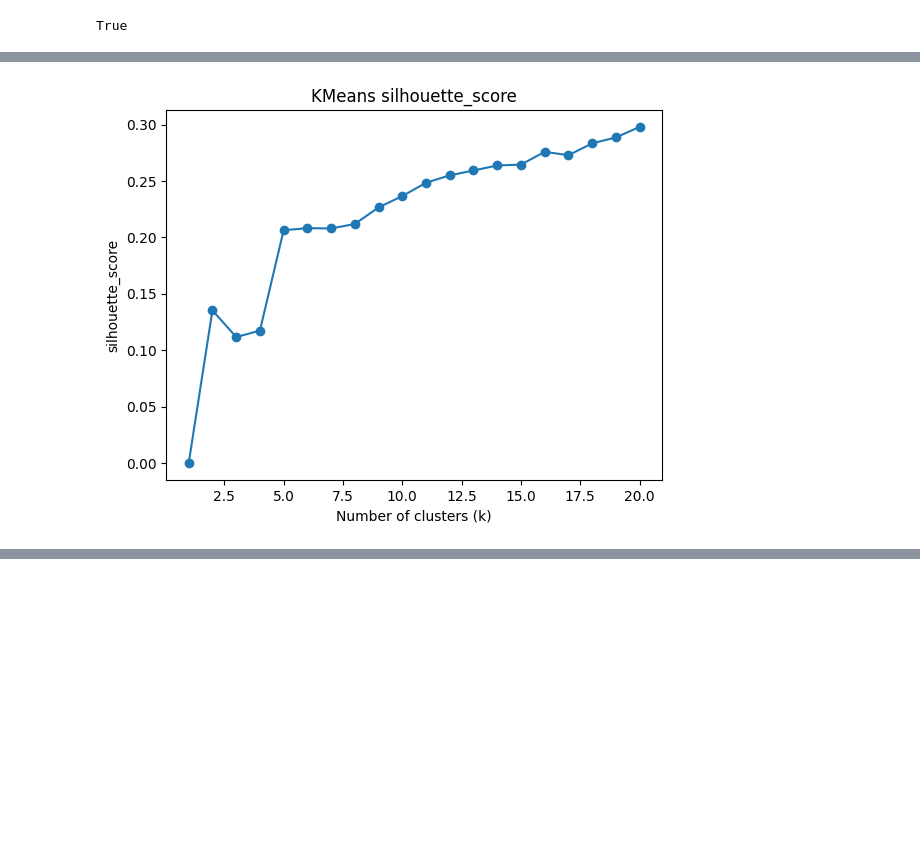
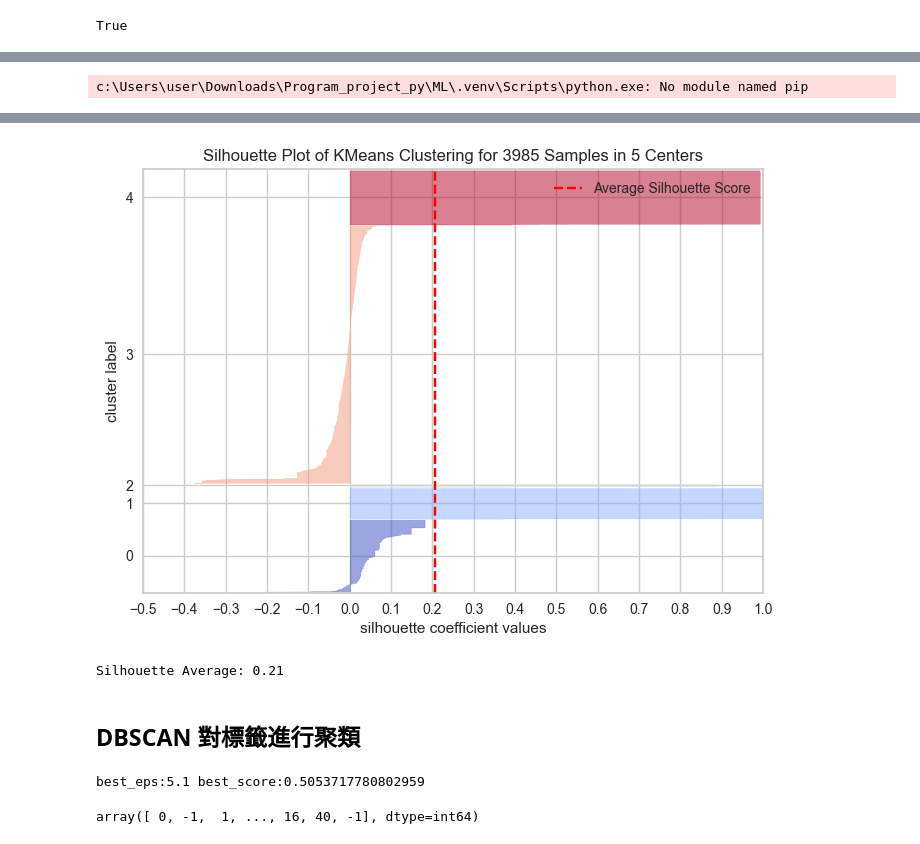
Before and after one commit to Jan-dai/ML, a Jupyter notebook: Mental_Health_Problem/MLearn.ipynb, the cells around one changed output, grey strips where cells are left out. Saved outputs shown, nothing was run; the diff lists cells and outputs as text; code cells hidden in the pictures; blank space fills up the shorter version.

```diff
--- a/Mental_Health_Problem/MLearn.ipynb
+++ b/Mental_Health_Problem/MLearn.ipynb
@@ -178,22 +222,15 @@ plt.show()
-# %%
-from sklearn.metrics import silhouette_score
-
-# 使用 word_vectors 作為文本向量集
-K = range(1 , 21)
-score = []
-for k in K :
-    kmeans = KMeans(n_clusters=k, random_state=42)
-    kmeans.fit(word_vectors)
-    labels = kmeans.predict(word_vectors)
-    if k == 1:
-        score.append(0)
-    else:
-        score.append(silhouette_score(word_vectors , labels))
-
-plt.plot(K, score, marker='o')
-plt.xlabel('Number of clusters (k)')
-plt.ylabel('silhouette_score')
-plt.title('KMeans silhouette_score')
-plt.show()
-# %% [output]
-[figure, removed]
+# %%
+%pip install setuptools
+
+import numpy as np
+from yellowbrick.cluster import SilhouetteVisualizer
+from sklearn.metrics import silhouette_score
+
+km = KMeans(n_clusters=5, random_state=42)
+visualizer = SilhouetteVisualizer(km, colors='coolwarm')
+visualizer.fit(word_vectors_np)
+visualizer.show()
+silhouette_avg = silhouette_score(word_vectors_np, km.labels_)
+print(f'Silhouette Average: {silhouette_avg:.2f}')
+# %% [output]
+c:\Users\user\Downloads\Program_project_py\ML\.venv\Scripts\python.exe: No module named pip
@@ -199,0 +238,5 @@ plt.show()
+[figure, added]
+Silhouette Average: 0.21
+# %% [markdown]
+DBSCAN 對標籤進行聚類
+---
@@ -199,0 +249,29 @@ plt.show()
+# %%
+from sklearn.cluster import DBSCAN
+from sklearn.metrics import silhouette_score #輪廓係數
+import numpy as np
+#silhouette_score 越大越好。
+def best_eps(data):
+    silhouette_scores = []
+    eps_values = np.arange(0.1, 20, 0.1)
+    for eps in eps_values:
+        testModel = DBSCAN(eps=eps)
+        y_km = testModel.fit_predict(data)
+        if len(set(y_km)) > 1:
+            silhouette_scores.append(silhouette_score(data,y_km))
+        else:
+            silhouette_scores.append(-1)#無效點他是雜訊
+    baset_index = np.argmax(silhouette_scores)
+    bast_eps = eps_values[baset_index]
+    bast_score = silhouette_scores[baset_index]
+    print(f"best_eps:{bast_eps} best_score:{bast_score}")
+
+best_eps(word_vectors_np_scaled)
+# %% [output]
+best_eps:5.1 best_score:0.5053717780802959
+# %%
+Model = DBSCAN(eps = 5.1)
+Model.fit_predict(word_vectors_np_scaled)
+Model.labels_
+# %% [output]
+array([ 0, -1,  1, ..., 16, 40, -1], dtype=int64)
```
Also changed, not shown: parts of 11 cells of this notebook, 2 other files.
